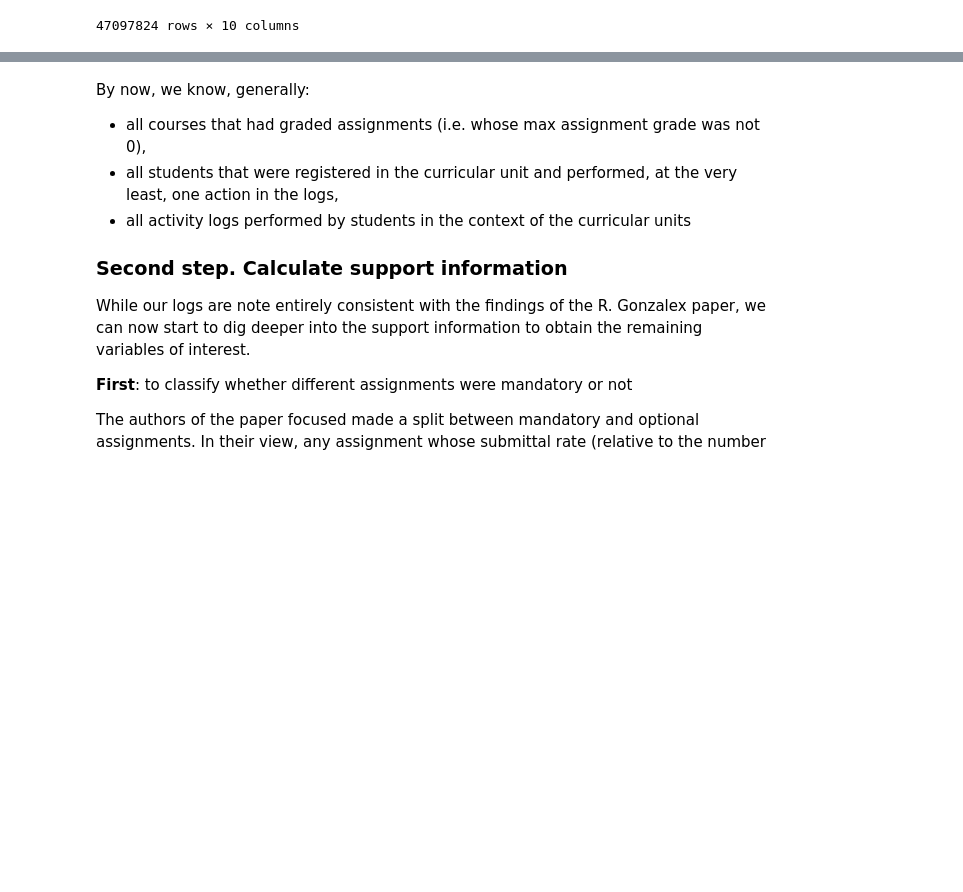
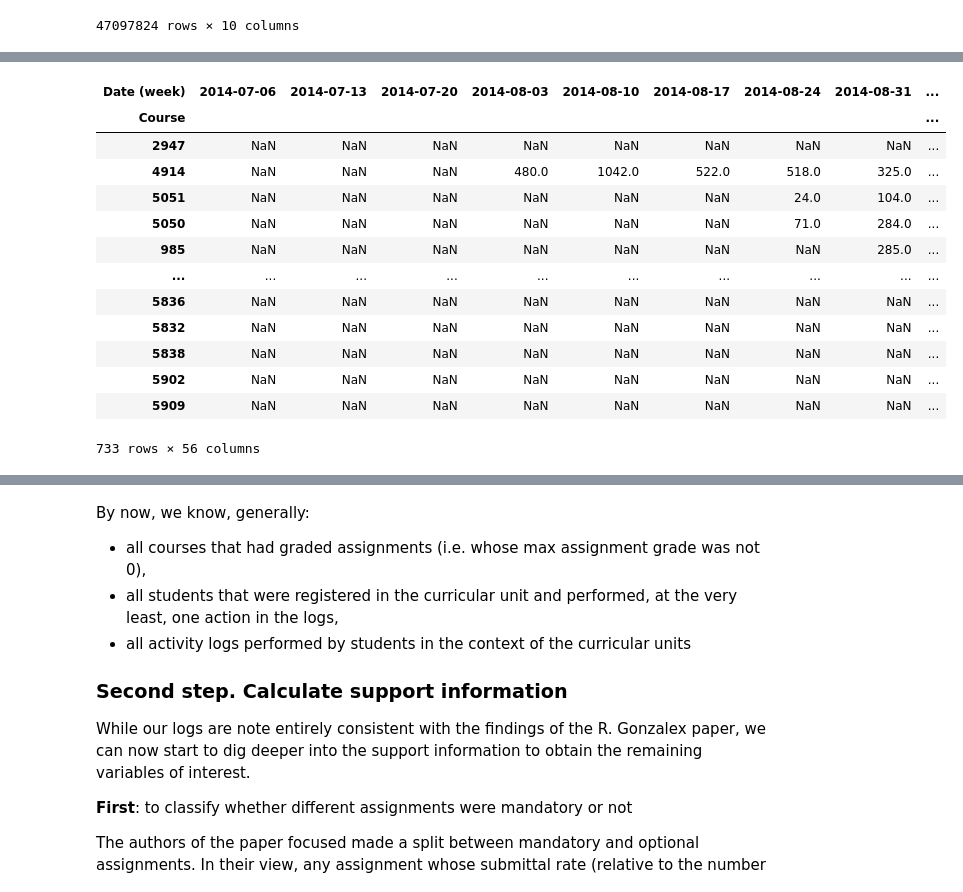
Before and after one commit to RicardoSantos0/timely_accurate_portable, a Jupyter notebook: Notebooks/2.2. Moodle Logs - Understanding and Preprocessing.ipynb, the cells around one changed output, grey strips where cells are left out. Drawn from its saved outputs; the diff is of its cells as text; code cells hidden in the pictures; blank space fills up the shorter version.

```diff
--- a/Notebooks/2.2. Moodle Logs - Understanding and Preprocessing.ipynb
+++ b/Notebooks/2.2. Moodle Logs - Understanding and Preprocessing.ipynb
@@ -203,0 +295,17 @@ We can leverage the information contained therein to create the means by which w
+# %%
+grouped_data
+# %% [output]
+| Date (week) | 2014-07-06 | 2014-07-13 | 2014-07-20 | 2014-08-03 | 2014-08-10 | 2014-08-17 | 2014-08-24 | 2014-08-31 | ... |
+| Course |  |  |  |  |  |  |  |  | ... |
+| 2947 | NaN | NaN | NaN | NaN | NaN | NaN | NaN | NaN | ... |
+| 4914 | NaN | NaN | NaN | 480.0 | 1042.0 | 522.0 | 518.0 | 325.0 | ... |
+| 5051 | NaN | NaN | NaN | NaN | NaN | NaN | 24.0 | 104.0 | ... |
+| 5050 | NaN | NaN | NaN | NaN | NaN | NaN | 71.0 | 284.0 | ... |
+| 985 | NaN | NaN | NaN | NaN | NaN | NaN | NaN | 285.0 | ... |
+| ... | ... | ... | ... | ... | ... | ... | ... | ... | ... |
+| 5836 | NaN | NaN | NaN | NaN | NaN | NaN | NaN | NaN | ... |
+| 5832 | NaN | NaN | NaN | NaN | NaN | NaN | NaN | NaN | ... |
+| 5838 | NaN | NaN | NaN | NaN | NaN | NaN | NaN | NaN | ... |
+| 5902 | NaN | NaN | NaN | NaN | NaN | NaN | NaN | NaN | ... |
+| 5909 | NaN | NaN | NaN | NaN | NaN | NaN | NaN | NaN | ... |
+733 rows × 56 columns
```
Also changed, not shown: parts of 23 cells of this notebook, 3 other files.
